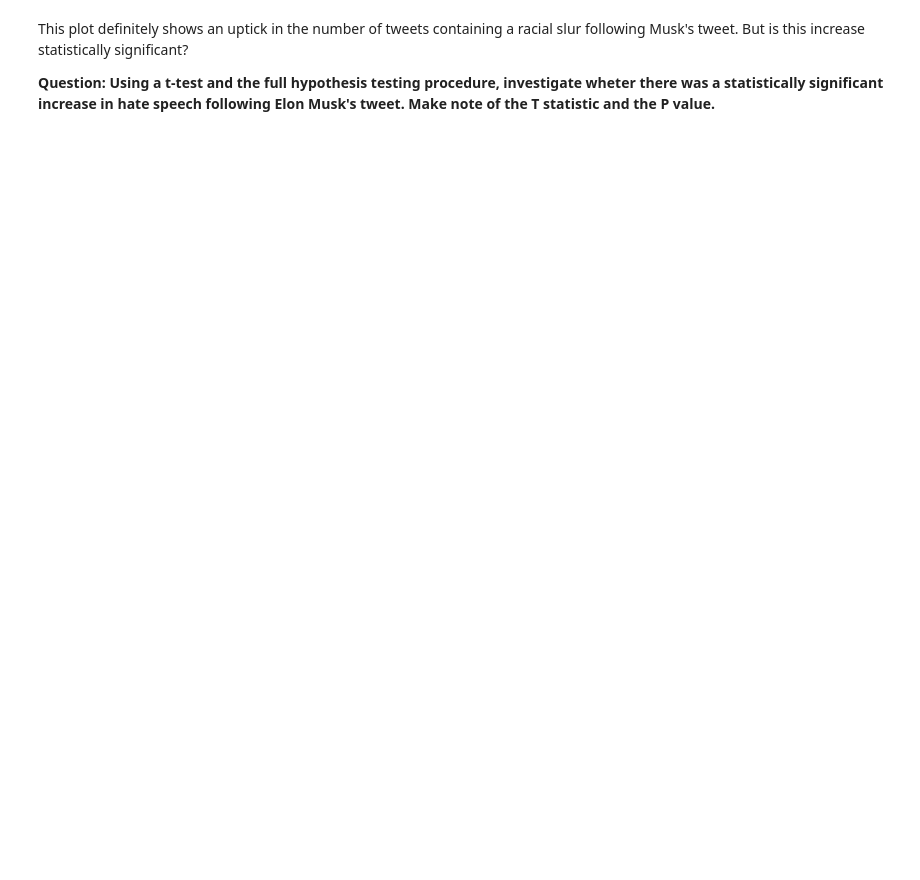
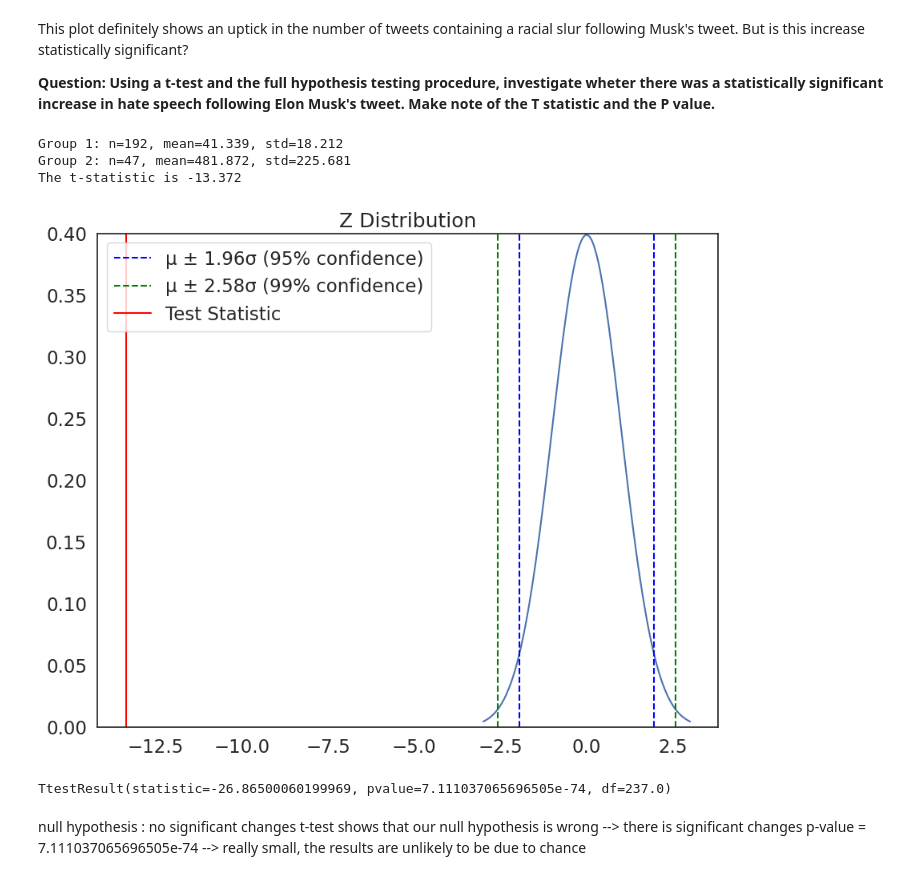
Before and after one commit to joe-lrrde/QM2, a Jupyter notebook: notebooks/W06. Hypothesis Testing.ipynb, the cells around one changed output. Saved outputs shown, nothing was run; the diff lists cells and outputs as text; code cells hidden in the pictures; blank space fills up the shorter version.

```diff
--- a/notebooks/W06. Hypothesis Testing.ipynb
+++ b/notebooks/W06. Hypothesis Testing.ipynb
@@ -321,3 +355,28 @@ plt.gca().xaxis.set_major_formatter(mdates.DateFormatter('%d/%m'))
 This plot definitely shows an uptick in the number of tweets containing a racial slur following Musk's tweet. But is this increase statistically significant?
 
 **Question: Using a t-test and the full hypothesis testing procedure, investigate wheter there was a statistically significant increase in hate speech following Elon Musk's tweet. Make note of the T statistic and the P value.**
+# %%
+pre_tweets=tweets[tweets['hour']<tweet]['count']
+post_tweets=tweets[tweets['hour']>tweet]['count']
+#t=manual_ttest(pre_mean, post_mean)
+
+t=manual_ttest(pre_tweets, post_tweets,)
+# %% [output]
+Group 1: n=192, mean=41.339, std=18.212
+Group 2: n=47, mean=481.872, std=225.681
+The t-statistic is -13.372
+# %%
+plot_z(t)
+# %% [output]
+[figure, added]
+# %%
+import scipy.stats as stats
+
+p_value = stats.ttest_ind(pre_tweets, post_tweets)
+print(p_value)
+# %% [output]
+TtestResult(statistic=-26.86500060199969, pvalue=7.111037065696505e-74, df=237.0)
+# %% [markdown]
+null hypothesis : no significant changes
+t-test shows that our null hypothesis is wrong --> there is significant changes
+p-value = 7.111037065696505e-74 --> really small, the results are unlikely to be due to chance
```
Also changed, not shown: parts of 14 cells of this notebook.
